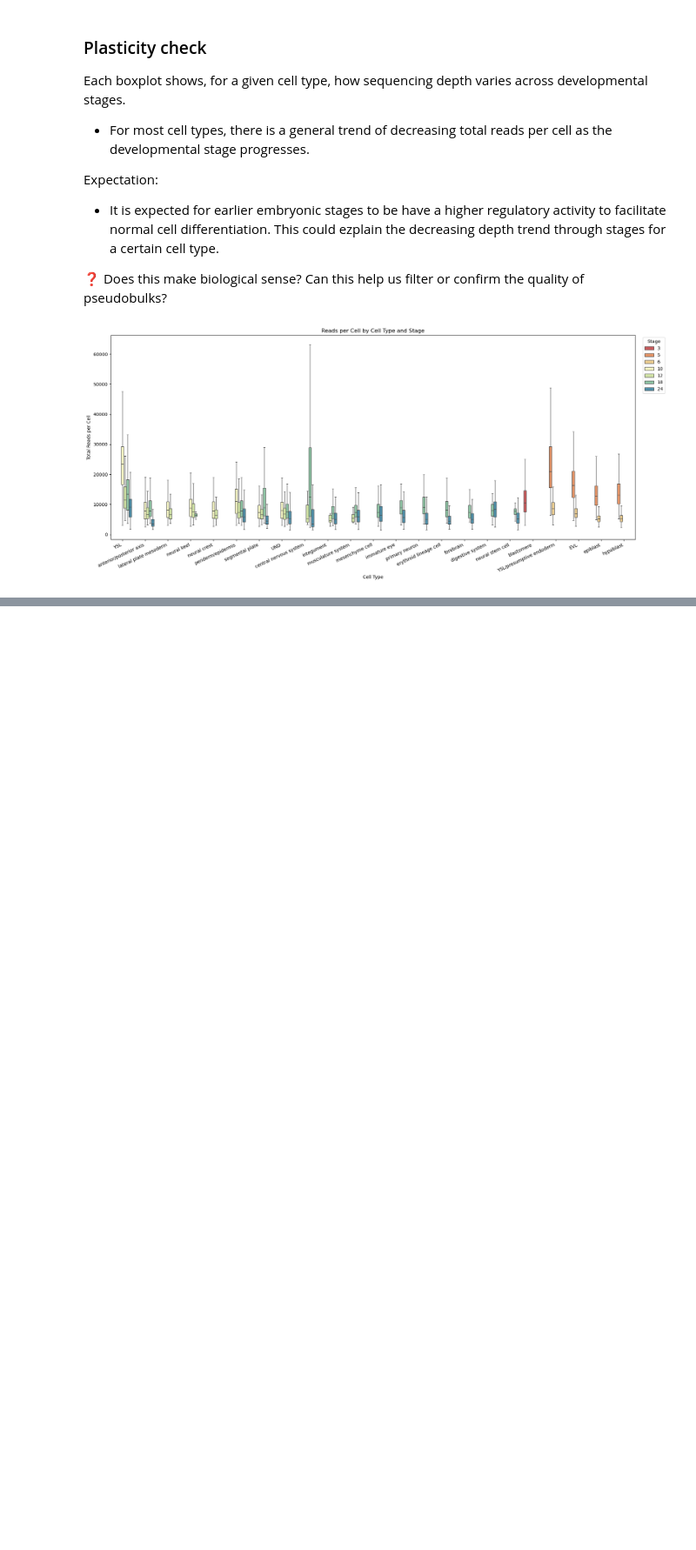
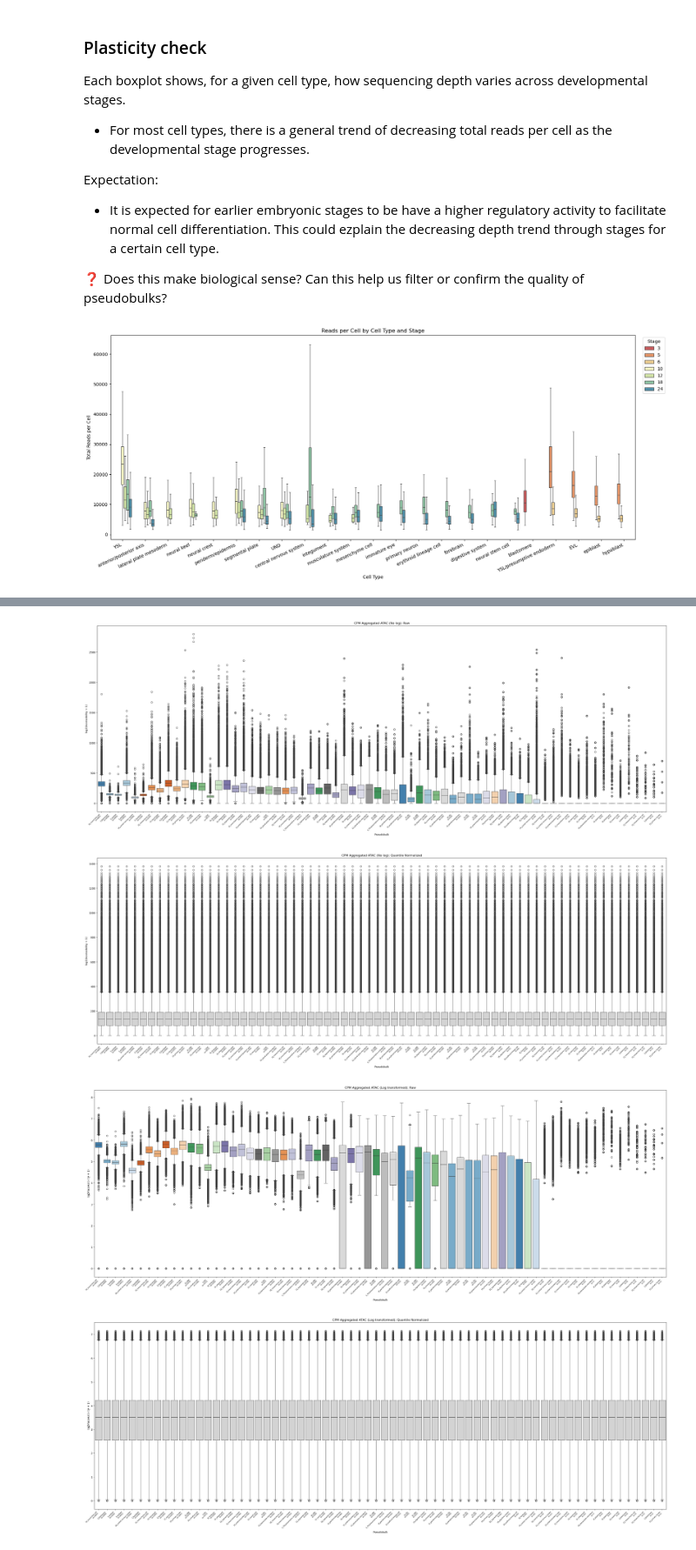
Before and after one commit to mourouzidou/zebrafish_development, a Jupyter notebook: notebooks/embryo/prepare_ATAC_data.ipynb, the cells around one changed output, grey strips where cells are left out. Shown at 87% size. Drawn from its saved outputs; the diff is of its cells as text; code cells hidden in the pictures; blank space fills up the shorter version.

Commit message:
plot distributions

```diff
--- a/notebooks/embryo/prepare_ATAC_data.ipynb
+++ b/notebooks/embryo/prepare_ATAC_data.ipynb
@@ -147,0 +153,26 @@ pseudo_cpm
+# %%
+# pseudo_cpm NO quantile normalization
+pseudo_cpm_nolog = pseudo_cpm.copy()
+
+# log pseudo_cpm NO quantile normalization
+pseudo_cpm_log = pseudo_cpm.copy()
+pseudo_cpm_log.iloc[:, 0:] = np.log1p(pseudo_cpm.iloc[:, 0:])
+pseudo_cpm_log
+
+# pseudo_cpm_nolog quantile normalization
+pseudo_cpm_nolog_qn = quantile_normalize(pseudo_cpm_nolog)
+
+# pseudo_cpm_log quantile normalization
+pseudo_cpm_log_qn = quantile_normalize(pseudo_cpm_log)
+# %%
+pseudo_cpm_nolog_qn = pd.DataFrame(
+    pseudo_cpm_nolog_qn,
+    columns=pseudo_cpm_nolog.columns,
+    index=pseudo_cpm_nolog.index
+)
+
+pseudo_cpm_log_qn = pd.DataFrame(
+    pseudo_cpm_log_qn,
+    columns=pseudo_cpm_log.columns,
+    index=pseudo_cpm_log.index
+)
@@ -147,0 +186,23 @@ pseudo_cpm
+# %%
+plot_dir = "../../data/embryo/plots"
+pseudobulk_counts = atac_metadata_df['pseudobulk'].value_counts().to_dict()
+# Raw CPM (NO log, NO quantile)
+plot_distributions(
+    df_raw=pseudo_cpm_nolog,
+    df_quant=pseudo_cpm_nolog_qn,
+    title_prefix="CPM Aggregated ATAC (No log)",
+    pseudobulk_counts=pseudobulk_counts,
+)
+
+# Log CPM (log transform, NO quantile)
+plot_distributions(
+    df_raw=pseudo_cpm_log,
+    df_quant=pseudo_cpm_log_qn,
+    title_prefix="CPM Aggregated ATAC (Log transformed)",
+    pseudobulk_counts=pseudobulk_counts
+)
+# %% [output]
+[figure, added]
+[figure, added]
+[figure, added]
+[figure, added]
```
Also changed, not shown: parts of 11 cells of this notebook, 1 other file.
